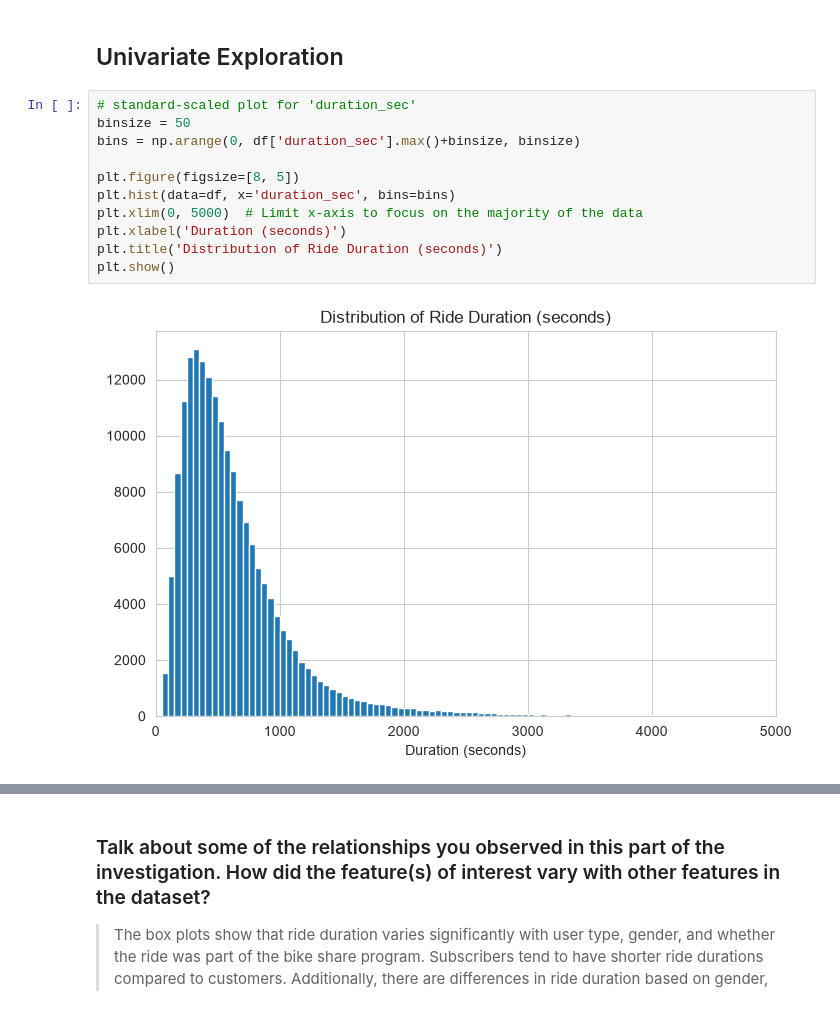
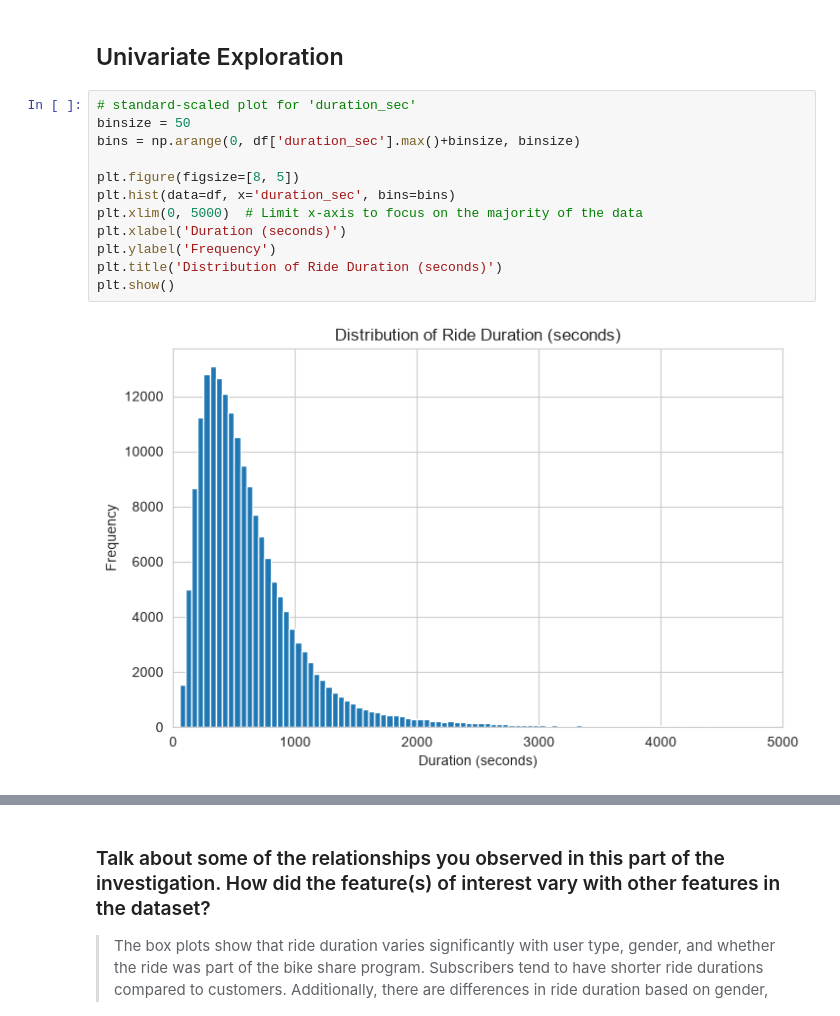
Before and after one commit to zubairAbubakar/data-analysis, a Jupyter notebook: data-visualization/Part_I_exploration.ipynb, the cells around one changed output, grey strips where cells are left out. Drawn from its saved outputs; the diff is of its cells as text.

```diff
--- a/data-visualization/Part_I_exploration.ipynb
+++ b/data-visualization/Part_I_exploration.ipynb
@@ -61,13 +65,14 @@ Data columns (total 16 columns):
 # %%
 # standard-scaled plot for 'duration_sec'
 binsize = 50
 bins = np.arange(0, df['duration_sec'].max()+binsize, binsize)
 
 plt.figure(figsize=[8, 5])
 plt.hist(data=df, x='duration_sec', bins=bins)
 plt.xlim(0, 5000)  # Limit x-axis to focus on the majority of the data
 plt.xlabel('Duration (seconds)')
+plt.ylabel('Frequency')
 plt.title('Distribution of Ride Duration (seconds)')
 plt.show()
 # %% [output]
-[figure, old version]
+[figure, new version]
```
Also changed, not shown: parts of 13 cells of this notebook, 3 other files.
